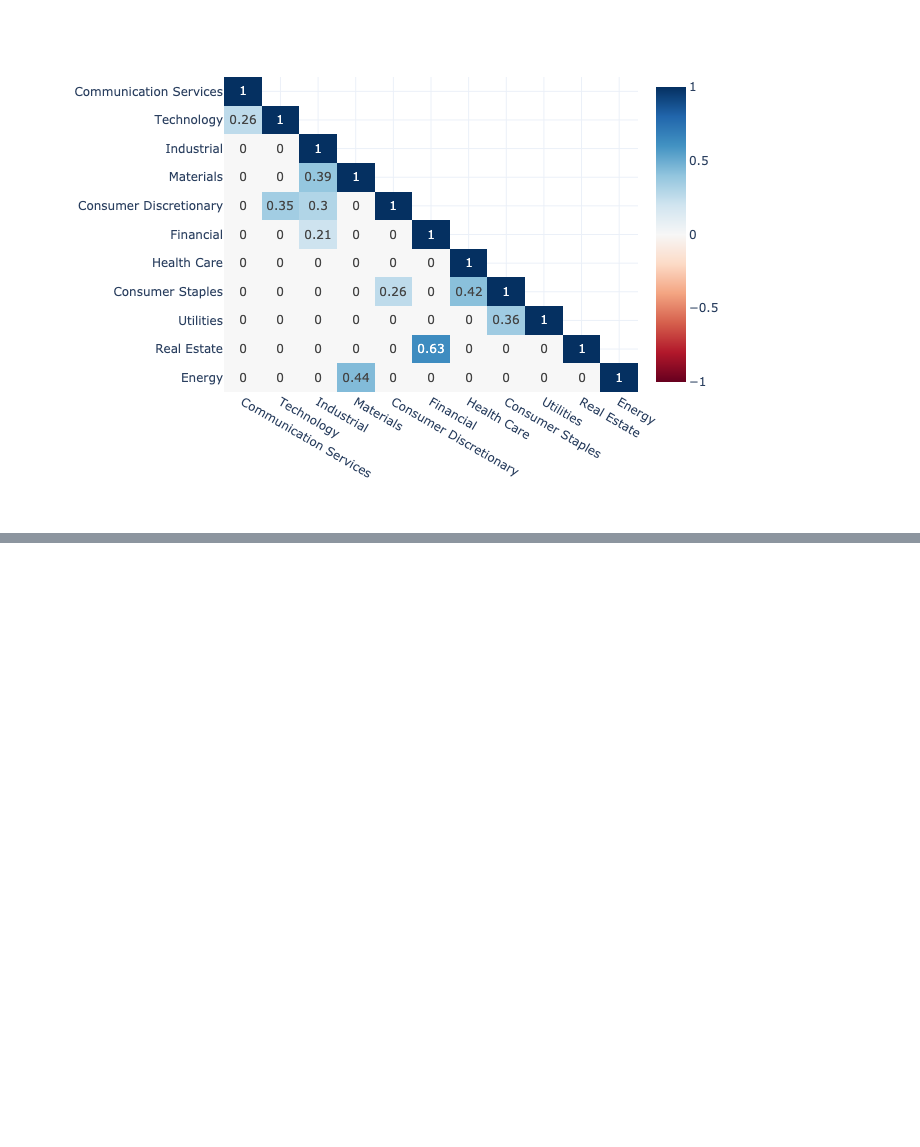
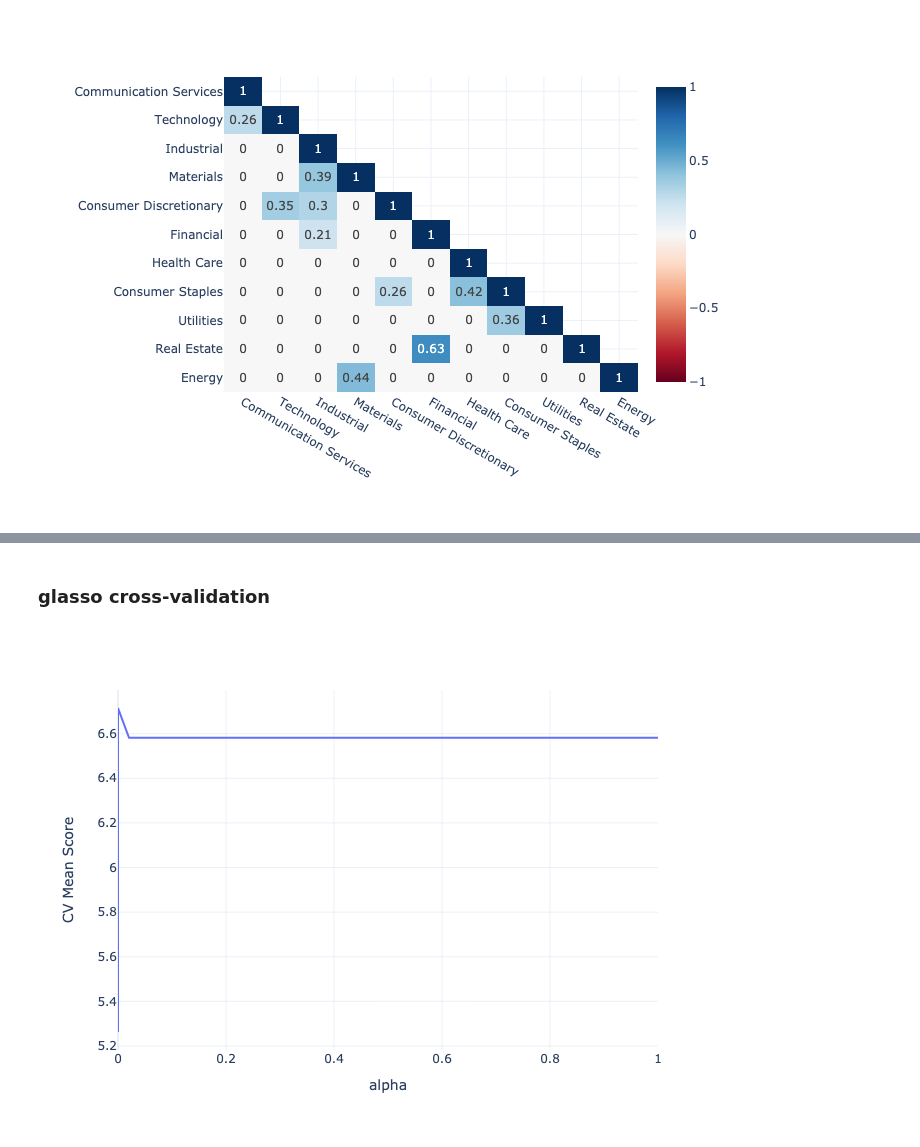
Before and after one commit to MegaCookies88/MSc.-Thesis-EVT-SP500, a Jupyter notebook: Jupyter_Notebooks/EPCA.ipynb, the cells around one changed output, grey strips where cells are left out. Drawn from its saved outputs; the diff is of its cells as text; code cells hidden in the pictures; blank space fills up the shorter version.

```diff
--- a/Jupyter_Notebooks/EPCA.ipynb
+++ b/Jupyter_Notebooks/EPCA.ipynb
@@ -342,0 +358,23 @@ plot_g(G_glasso)
+# %% [markdown]
+### glasso cross-validation
+# %%
+z = ll.iloc[:,1:].apply(rv2_transform, axis=0)
+r = z.apply(lambda x: np.linalg.norm(x,2), axis=1)
+w = z.div(r, axis=0)
+
+n   = len(r)
+r0  = np.quantile(r,0.95)
+nr0 = len(r[r>r0])
+m = (r0**2)*nr0/n
+
+W = w[r>r0]
+# %%
+from sklearn.covariance import GraphicalLassoCV
+
+glcv = GraphicalLassoCV(alphas=np.linspace(0,1,50).tolist(), cv=5).fit(W)
+
+fig = px.line(x=glcv.cv_results_['alphas'], y=glcv.cv_results_['mean_score'])
+fig.update_layout(xaxis_title='alpha', yaxis_title='CV Mean Score', width=700)
+fig.show()
+# %% [output]
+[figure, added]
```
Also changed, not shown: parts of 12 cells of this notebook.
